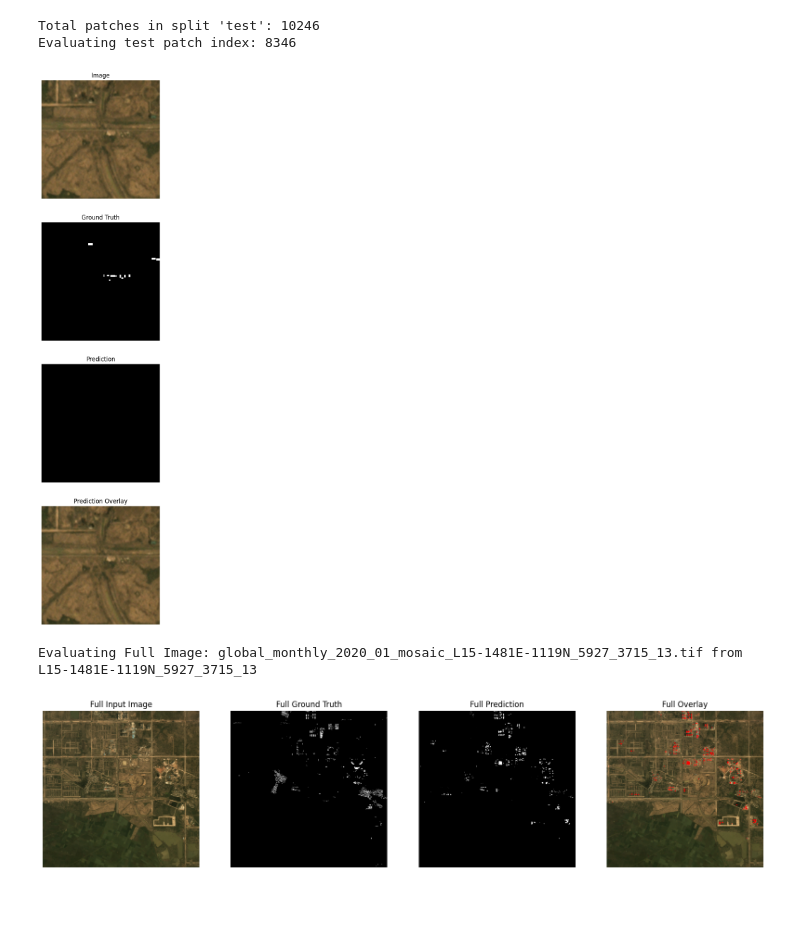
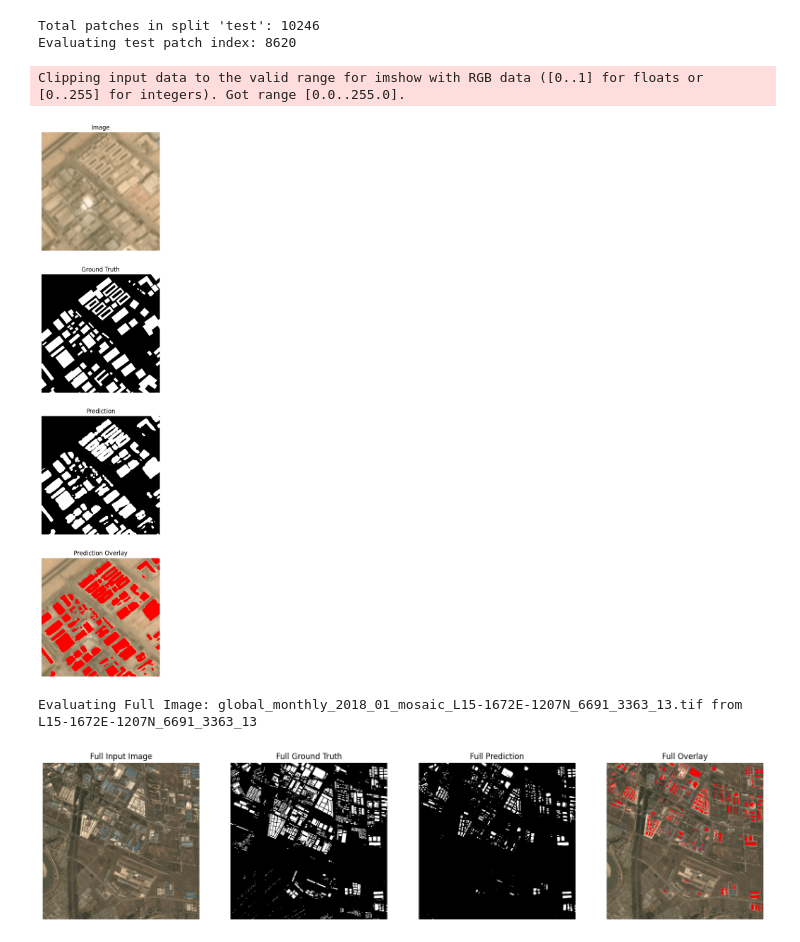
Before and after one commit to nehalgarg2601-cloud/Ace_spacenet_7, a Jupyter notebook: evaluation.ipynb, the cells around one changed output. Cells and saved outputs as stored; diff of their text form; code cells hidden in the pictures; blank space fills up the shorter version.

```diff
--- a/evaluation.ipynb
+++ b/evaluation.ipynb
@@ -34,7 +34,7 @@ model = HRNetW48(in_channels=4, num_classes=2)
 
 NOTEBOOK_DIR = Path().resolve()
 
-ckpt_path = NOTEBOOK_DIR / "train" / "checkpoints" / "latest.pth"
+ckpt_path = NOTEBOOK_DIR / "train" / "checkpoints" / "best.pth"
 
 if not ckpt_path.exists():
     raise FileNotFoundError(
@@ -52,7 +52,7 @@ model.eval()
 
 
 
-root = "../data/SN7_buildings_train/train"
+root = NOTEBOOK_DIR / "data" / "SN7_buildings_train" / "train"
 
 SPLIT_DIR = NOTEBOOK_DIR / "splits"
 
@@ -82,41 +82,44 @@ with torch.no_grad():
 
 
 image_np = image.numpy().transpose(1,2,0)
 mask_np = mask.numpy()
 
 
 
 fig, axes = plt.subplots(4,1,figsize=(10,20))
 
 axes[0].imshow(image_np[:,:,:3])
 axes[0].set_title("Image")
 
 axes[1].imshow(mask_np, cmap="gray")
 axes[1].set_title("Ground Truth")
 
 axes[2].imshow(pred, cmap="gray")
 axes[2].set_title("Prediction")
 
 overlay = image_np[:,:,:3].copy()
 overlay[pred==1] = [255,0,0]
 
 axes[3].imshow(overlay)
 axes[3].set_title("Prediction Overlay")
 
 for ax in axes:
     ax.axis("off")
 
 plt.show()
 # %% [output]
 Total patches in split 'test': 10246
-Evaluating test patch index: 8346
+Evaluating test patch index: 8620
+Clipping input data to the valid range for imshow with RGB data ([0..1] for floats or [0..255] for integers). Got range [0.0..255.0].
-[figure, old version]
+[figure, new version]
 # %%
 
 import os
 import re
+import random
 
 
+idx = random.randint(0, len(dataset) - 1)
 sample_patch = dataset.samples[idx][0]
 
 path_parts = sample_patch.split(os.sep)
@@ -171,5 +174,5 @@ else:
 
     plt.show()
 # %% [output]
-Evaluating Full Image: global_monthly_2020_01_mosaic_L15-1481E-1119N_5927_3715_13.tif from L15-1481E-1119N_5927_3715_13
+Evaluating Full Image: global_monthly_2018_01_mosaic_L15-1672E-1207N_6691_3363_13.tif from L15-1672E-1207N_6691_3363_13
-[figure, old version]
+[figure, new version]
```
Also changed, not shown: parts of 3 cells of this notebook, 42 other files.
